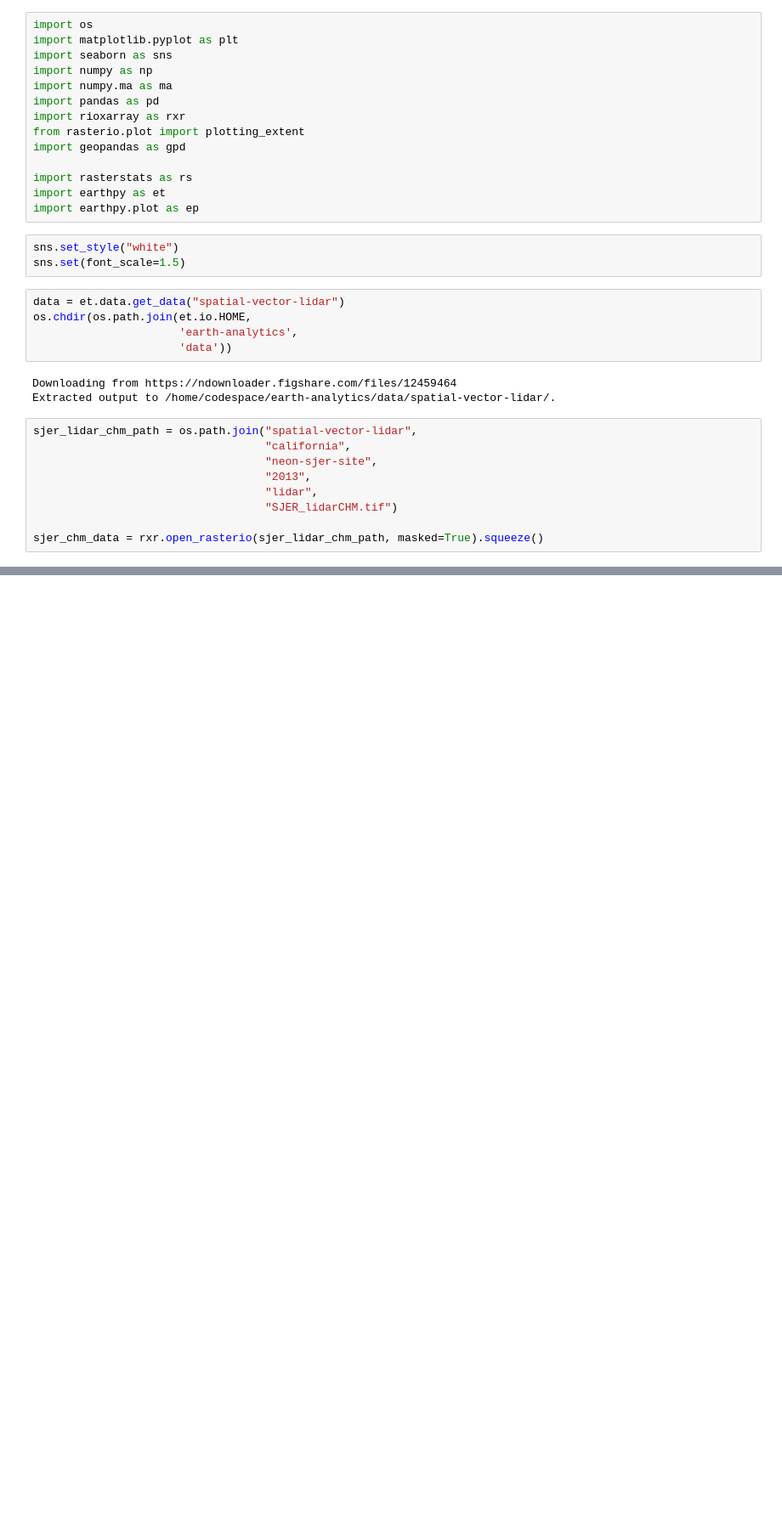
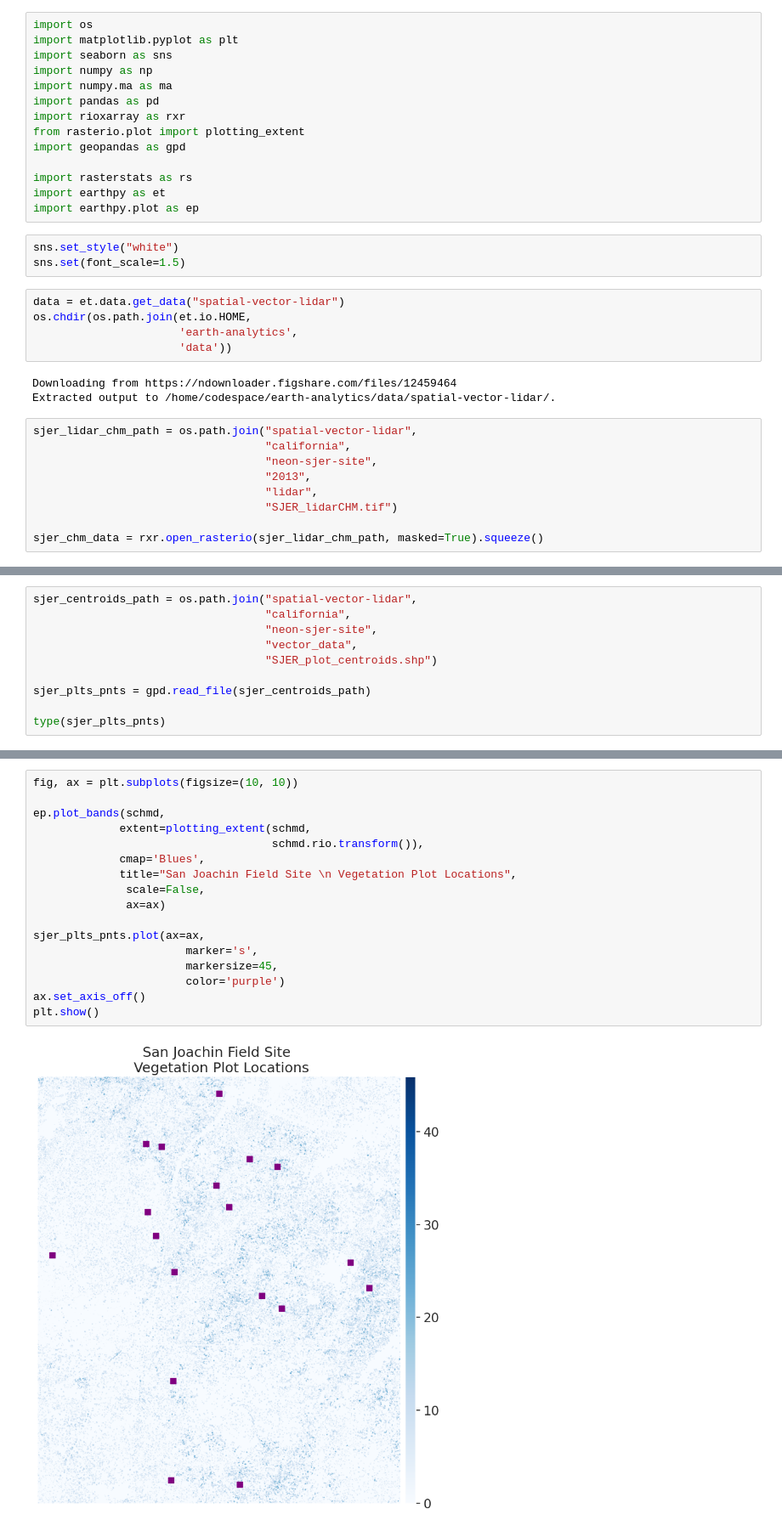
Before and after one commit to TC-YP/gisc606-lab4, a Jupyter notebook: Lab Exercises/extract_values_at_point.ipynb, the cells around one changed output, grey strips where cells are left out. Shown at 85% size. Drawn from its saved outputs; the diff is of its cells as text; blank space fills up the shorter version.

```diff
--- a/Lab Exercises/extract_values_at_point.ipynb
+++ b/Lab Exercises/extract_values_at_point.ipynb
@@ -34,0 +79,10 @@ sjer_chm_data = rxr.open_rasterio(sjer_lidar_chm_path, masked=True).squeeze()
+# %%
+sjer_centroids_path = os.path.join("spatial-vector-lidar",
+                                   "california",
+                                   "neon-sjer-site",
+                                   "vector_data",
+                                   "SJER_plot_centroids.shp")
+
+sjer_plts_pnts = gpd.read_file(sjer_centroids_path)
+
+type(sjer_plts_pnts)
@@ -34,0 +100,19 @@ sjer_chm_data = rxr.open_rasterio(sjer_lidar_chm_path, masked=True).squeeze()
+# %%
+fig, ax = plt.subplots(figsize=(10, 10))
+
+ep.plot_bands(schmd,
+             extent=plotting_extent(schmd,
+                                    schmd.rio.transform()),
+             cmap='Blues',
+             title="San Joachin Field Site \n Vegetation Plot Locations",
+              scale=False,
+              ax=ax)
+
+sjer_plts_pnts.plot(ax=ax,
+                       marker='s',
+                       markersize=45,
+                       color='purple')
+ax.set_axis_off()
+plt.show()
+# %% [output]
+[figure, added]
```
Also changed, not shown: parts of 13 cells of this notebook.
